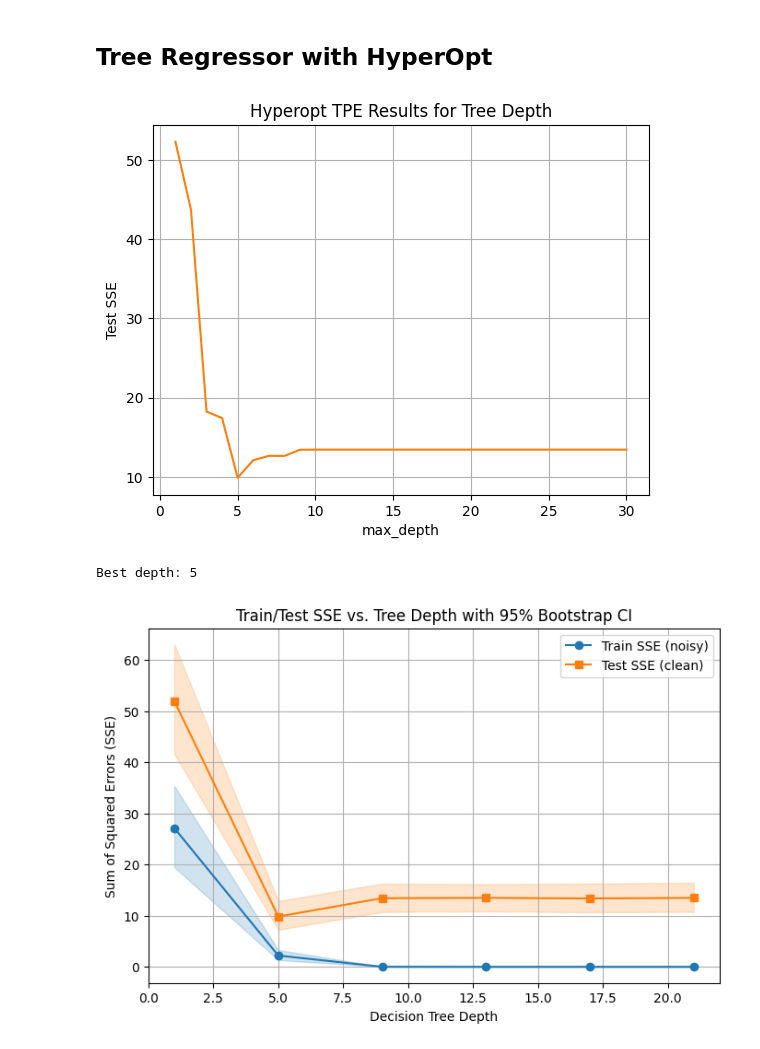
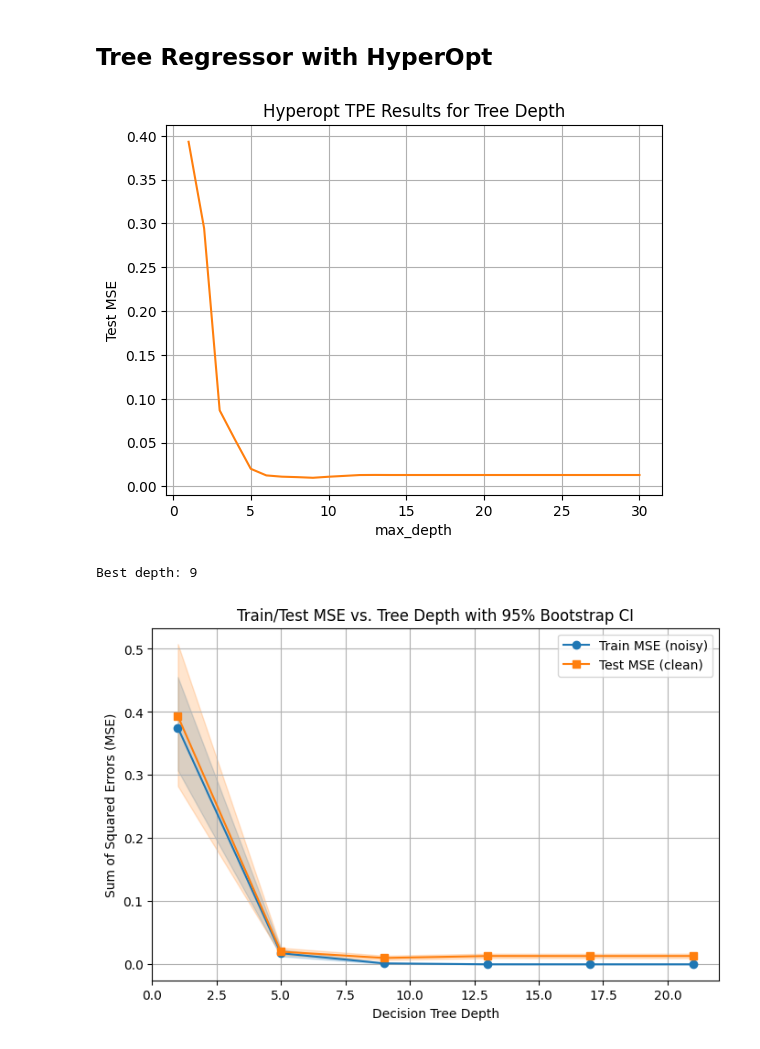
Before and after one commit to sashakolpakov/structure-functions, a Jupyter notebook: Structure_Function.ipynb, the cells around one changed output. Saved outputs shown, nothing was run; the diff lists cells and outputs as text; code cells hidden in the pictures.

```diff
--- a/Structure_Function.ipynb
+++ b/Structure_Function.ipynb
@@ -295,27 +297,27 @@ x = np.linspace(0, 1, N).reshape(-1, 1)
 y_clean = np.sin(4 * np.pi * x).ravel()
 
 # Add independent noise to create train/test labels
-noise_train = np.random.normal(scale=0.3, size=N)
-noise_test = np.random.normal(scale=0.3, size=N)
+noise_train = np.random.normal(scale=0.1, size=N)
+noise_test = np.random.normal(scale=0.1, size=N)
 
-# Split indices (30% train, 70% test)
+# Split indices (70% train, 30% test)
 indices = np.arange(N)
 np.random.shuffle(indices)
-split = int(0.3 * N)
+split = int(0.7 * N)
 train_idx = indices[:split]
 test_idx = indices[split:]
 
 x_train, y_train_noisy = x[train_idx], y_clean[train_idx] + noise_train[train_idx]
 x_test, y_test_clean = x[test_idx], y_clean[test_idx]
 
-# Objective for Hyperopt: fit DT, return test SSE
+# Objective for Hyperopt: fit DT, return test MSE
 def objective(params):
     d = int(params['max_depth'])
     model = DecisionTreeRegressor(max_depth=d, random_state=0)
     model.fit(x_train, y_train_noisy)
     y_pred = model.predict(x_test)
-    sse = np.sum((y_pred - y_test_clean)**2)
-    return {'loss': sse, 'status': STATUS_OK}
+    mse = np.mean((y_pred - y_test_clean)**2)
+    return {'loss': mse, 'status': STATUS_OK}
 
 # Search space: depths 1..30
 space = {'max_depth': hp.quniform('max_depth', 1, 30, 1)}
@@ -340,74 +342,74 @@ idx = np.argsort(depths)
 depths = depths[idx]
 losses = losses[idx]
 
-# Plot test SSE vs chosen depth
+# Plot test MSE vs chosen depth
 plt.plot(depths, losses, c='C1')
 plt.xlabel('max_depth')
-plt.ylabel('Test SSE')
+plt.ylabel('Test MSE')
 plt.title('Hyperopt TPE Results for Tree Depth')
 plt.grid(True)
 plt.show()
 
 print("Best depth:", int(best['max_depth']))
 # %% [output]
-[figure, old version]
+[figure, new version]
-Best depth: 5
+Best depth: 9
 # %%
 # Unique depths to evaluate
 max_depths = range(1, 24, 4)
 n_test = len(x_test)
 B = 1000  # bootstrap replicates
 
 # Preallocate arrays
-test_sse_mean = []
-test_sse_lower = []
-test_sse_upper = []
-train_sse_mean = []
-train_sse_lower = []
-train_sse_upper = []
+test_mse_mean = []
+test_mse_lower = []
+test_mse_upper = []
+train_mse_mean = []
+train_mse_lower = []
+train_mse_upper = []
 
-# For each depth, fit model and bootstrap SSE
+# For each depth, fit model and bootstrap MSE
 for d in max_depths:
     model = DecisionTreeRegressor(max_depth=d, random_state=0)
     # Fit on noisy train data
     model.fit(x_train, y_train_noisy)
     # Predictions
     y_pred_test = model.predict(x_test)
     y_pred_train = model.predict(x_train)
-    # Bootstrap SSE on test (clean) and train (noisy)
-    test_sse_bs = []
-    train_sse_bs = []
+    # Bootstrap MSE on test (clean) and train (noisy)
+    test_mse_bs = []
+    train_mse_bs = []
     for _ in range(B):
         # bootstrap sample indices
         idx_test_bs = np.random.choice(n_test, size=n_test, replace=True)
         idx_train_bs = np.random.choice(len(x_train), size=len(x_train), replace=True)
-        # compute SSEs
-        test_sse_bs.append(np.sum((y_test_clean[idx_test_bs] - y_pred_test[idx_test_bs])**2))
-        train_sse_bs.append(np.sum((y_train_noisy[idx_train_bs] - y_pred_train[idx_train_bs])**2))
+        # compute MSEs
+        test_mse_bs.append(np.mean((y_test_clean[idx_test_bs] - y_pred_test[idx_test_bs])**2))
+        train_mse_bs.append(np.mean((y_train_noisy[idx_train_bs] - y_pred_train[idx_train_bs])**2))
     # Statistics
-    test_sse_bs = np.array(test_sse_bs)
-    train_sse_bs = np.array(train_sse_bs)
-    test_sse_mean.append(test_sse_bs.mean())
-    test_sse_lower.append(np.percentile(test_sse_bs, 2.5))
-    test_sse_upper.append(np.percentile(test_sse_bs, 97.5))
-    train_sse_mean.append(train_sse_bs.mean())
-    train_sse_lower.append(np.percentile(train_sse_bs, 2.5))
-    train_sse_upper.append(np.percentile(train_sse_bs, 97.5))
+    test_mse_bs = np.array(test_mse_bs)
+    train_mse_bs = np.array(train_mse_bs)
+    test_mse_mean.append(test_mse_bs.mean())
+    test_mse_lower.append(np.percentile(test_mse_bs, 2.5))
+    test_mse_upper.append(np.percentile(test_mse_bs, 97.5))
+    train_mse_mean.append(train_mse_bs.mean())
+    train_mse_lower.append(np.percentile(train_mse_bs, 2.5))
+    train_mse_upper.append(np.percentile(train_mse_bs, 97.5))
 
 # Plot with 95% CI shading
 plt.figure(figsize=(8, 5))
-plt.plot(max_depths, train_sse_mean, marker='o', label='Train SSE (noisy)')
-plt.fill_between(max_depths, train_sse_lower, train_sse_upper, color='C0', alpha=0.2)
-plt.plot(max_depths, test_sse_mean, marker='s', label='Test SSE (clean)')
-plt.fill_between(max_depths, test_sse_lower, test_sse_upper, color='C1', alpha=0.2)
+plt.plot(max_depths, train_mse_mean, marker='o', label='Train MSE (noisy)')
+plt.fill_between(max_depths, train_mse_lower, train_mse_upper, color='C0', alpha=0.2)
+plt.plot(max_depths, test_mse_mean, marker='s', label='Test MSE (clean)')
+plt.fill_between(max_depths, test_mse_lower, test_mse_upper, color='C1', alpha=0.2)
 plt.xlabel('Decision Tree Depth')
-plt.ylabel('Sum of Squared Errors (SSE)')
-plt.title('Train/Test SSE vs. Tree Depth with 95% Bootstrap CI')
+plt.ylabel('Sum of Squared Errors (MSE)')
+plt.title('Train/Test MSE vs. Tree Depth with 95% Bootstrap CI')
 plt.legend()
 plt.grid(True)
 plt.show()
 # %% [output]
-[figure, old version]
+[figure, new version]
 # %%
 # Parameters
 depths = np.arange(1, 24, 4)
```
Also changed, not shown: parts of 12 cells of this notebook.
